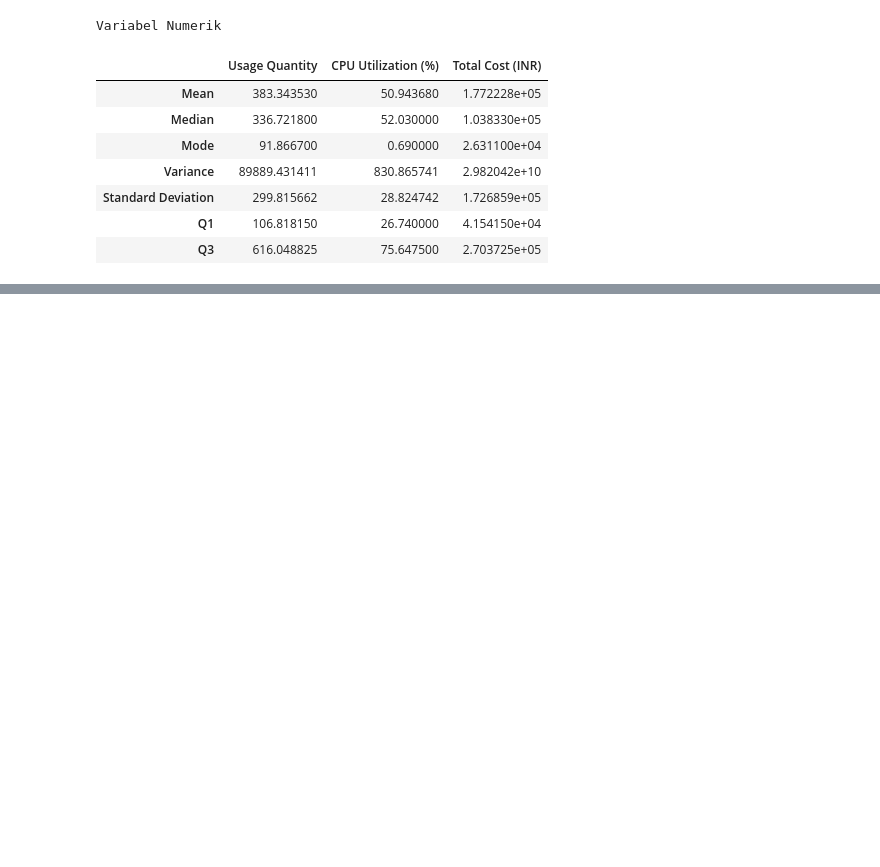
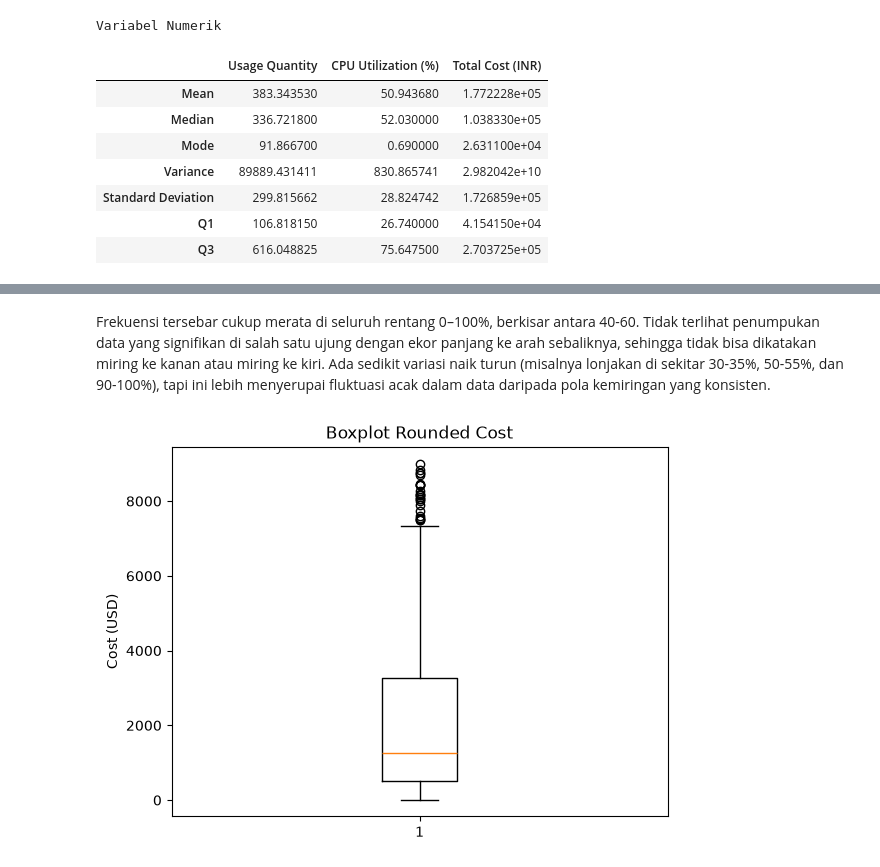
Before and after one commit to wieczornica/proyek1-eda-kelompok-10, a Jupyter notebook: GCP Cloud Spending Analysis.ipynb, the cells around one changed output, grey strips where cells are left out. Cells and saved outputs as stored; diff of their text form; code cells hidden in the pictures; blank space fills up the shorter version.

```diff
--- a/GCP Cloud Spending Analysis.ipynb
+++ b/GCP Cloud Spending Analysis.ipynb
@@ -148,0 +207,11 @@ Variabel Numerik
+# %% [markdown]
+Frekuensi tersebar cukup merata di seluruh rentang 0–100%, berkisar antara 40-60.
+Tidak terlihat penumpukan data yang signifikan di salah satu ujung dengan ekor panjang ke arah sebaliknya, sehingga tidak bisa dikatakan miring ke kanan atau miring ke kiri.
+Ada sedikit variasi naik turun (misalnya lonjakan di sekitar 30-35%, 50-55%, dan 90-100%), tapi ini lebih menyerupai fluktuasi acak dalam data daripada pola kemiringan yang konsisten.
+# %%
+plt.boxplot(df["Rounded Cost ($)"])
+plt.title("Boxplot Rounded Cost")
+plt.ylabel("Cost (USD)")
+plt.show()
+# %% [output]
+[figure, added]
```
Also changed, not shown: parts of 10 cells of this notebook.
